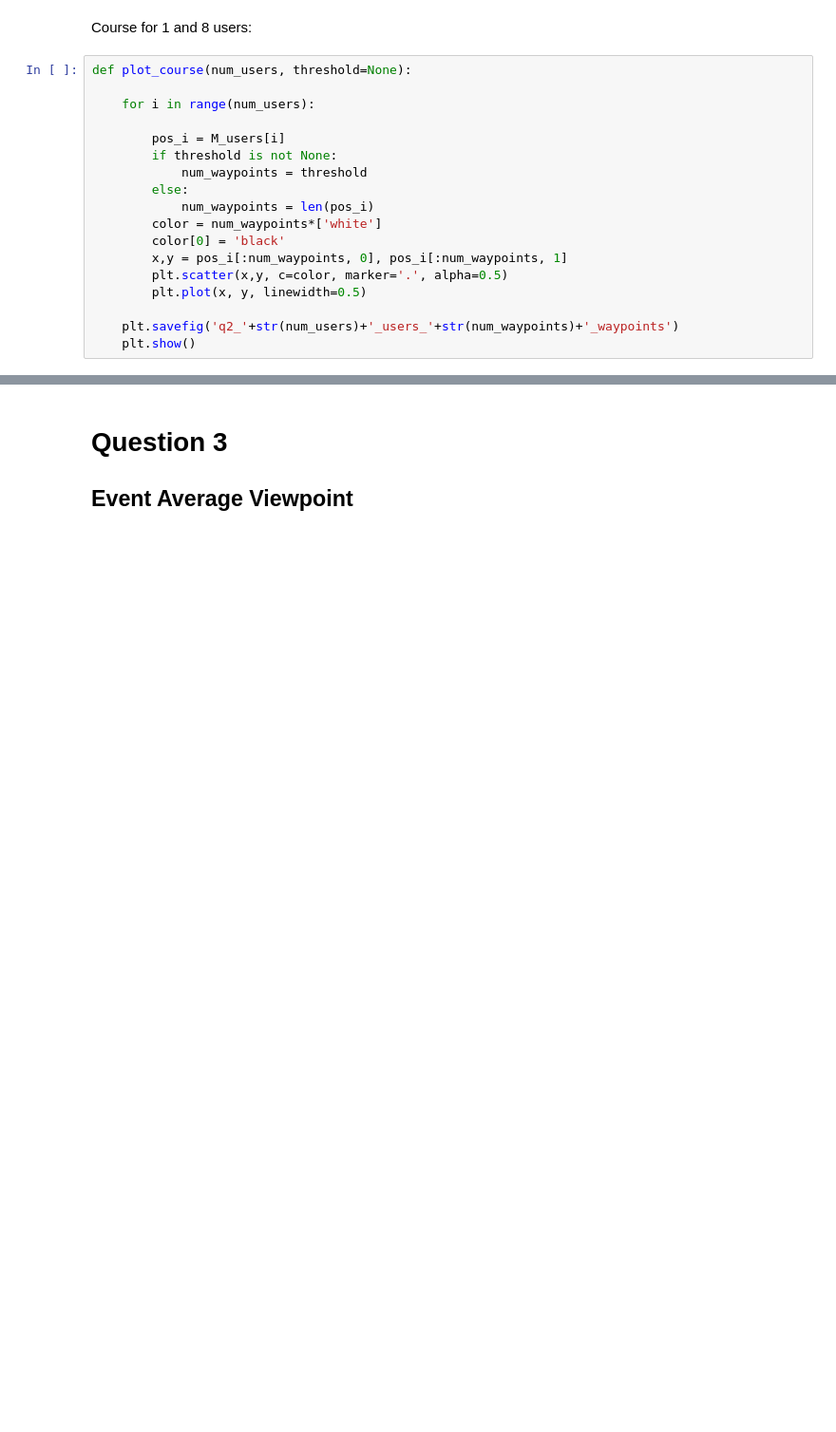
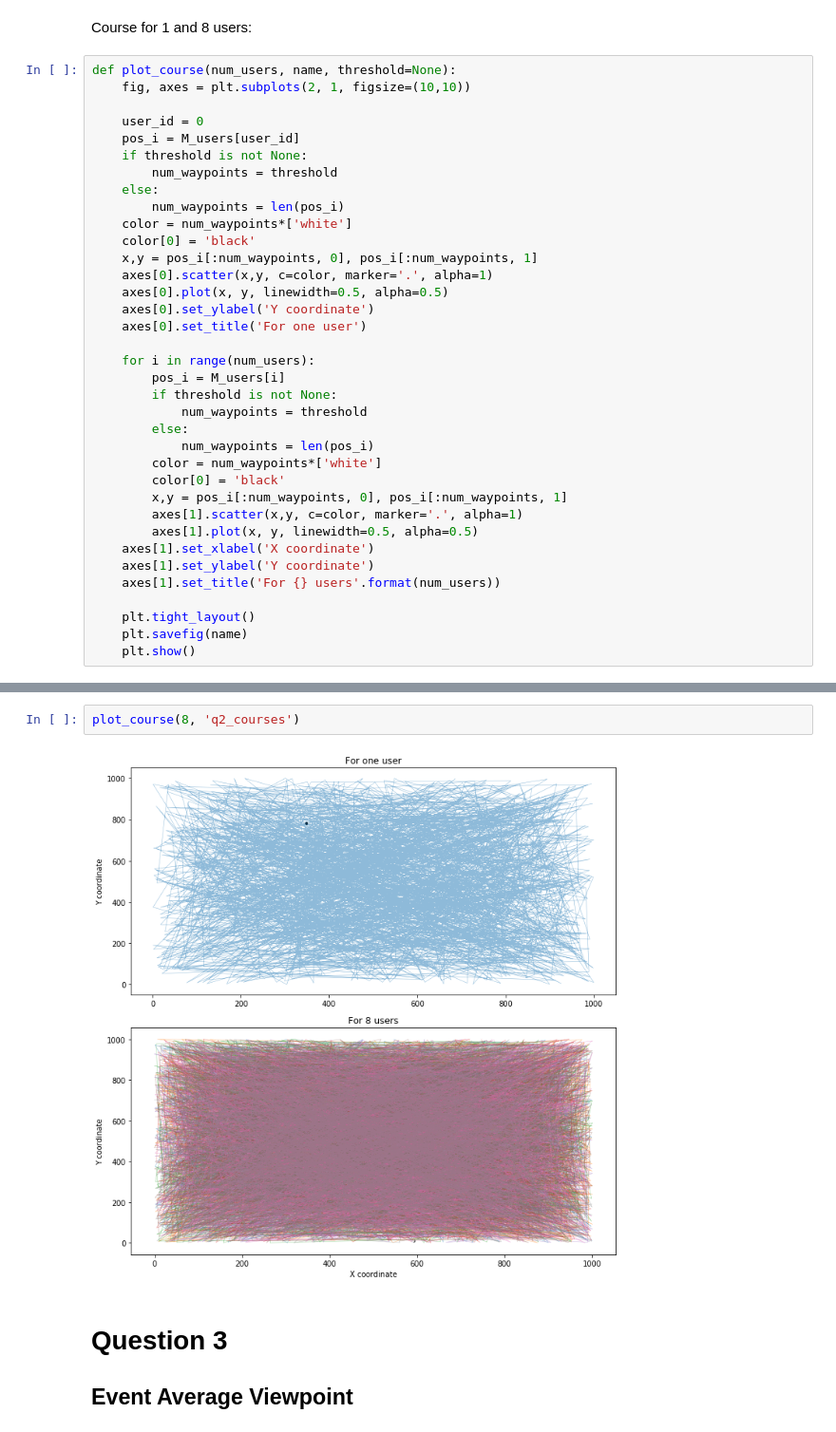
Before and after one commit to joelmfonseca/COM-503, a Jupyter notebook: hw2/hw2_q2_q3_q4.ipynb, the cells around one changed output, grey strips where cells are left out. Shown at 95% size. Drawn from its saved outputs; the diff is of its cells as text; blank space fills up the shorter version.

```diff
--- a/hw2/hw2_q2_q3_q4.ipynb
+++ b/hw2/hw2_q2_q3_q4.ipynb
@@ -84,10 +84,24 @@ plt.savefig('q2_boxplot')
 # %% [markdown]
 Course for 1 and 8 users:
 # %%
-def plot_course(num_users, threshold=None):
+def plot_course(num_users, name, threshold=None):
+    fig, axes = plt.subplots(2, 1, figsize=(10,10))
+
+    user_id = 0
+    pos_i = M_users[user_id]
+    if threshold is not None:
+        num_waypoints = threshold
+    else:
+        num_waypoints = len(pos_i)
+    color = num_waypoints*['white']
+    color[0] = 'black'
+    x,y = pos_i[:num_waypoints, 0], pos_i[:num_waypoints, 1]
+    axes[0].scatter(x,y, c=color, marker='.', alpha=1)
+    axes[0].plot(x, y, linewidth=0.5, alpha=0.5)
+    axes[0].set_ylabel('Y coordinate')
+    axes[0].set_title('For one user')
 
     for i in range(num_users):
-
         pos_i = M_users[i]
         if threshold is not None:
             num_waypoints = threshold
@@ -96,8 +110,12 @@ def plot_course(num_users, threshold=None):
         color = num_waypoints*['white']
         color[0] = 'black'
         x,y = pos_i[:num_waypoints, 0], pos_i[:num_waypoints, 1]
-        plt.scatter(x,y, c=color, marker='.', alpha=0.5)
-        plt.plot(x, y, linewidth=0.5)
+        axes[1].scatter(x,y, c=color, marker='.', alpha=1)
+        axes[1].plot(x, y, linewidth=0.5, alpha=0.5)
+    axes[1].set_xlabel('X coordinate')
+    axes[1].set_ylabel('Y coordinate')
+    axes[1].set_title('For {} users'.format(num_users))
 
-    plt.savefig('q2_'+str(num_users)+'_users_'+str(num_waypoints)+'_waypoints')
+    plt.tight_layout()
+    plt.savefig(name)
     plt.show()
@@ -110,3 +122,7 @@ plot_course(8, 30)
+# %%
+plot_course(8, 'q2_courses')
+# %% [output]
+[figure, added]
 # %% [markdown]
 # Question 3
 
```
Also changed, not shown: parts of 28 cells of this notebook, 9 other files.
